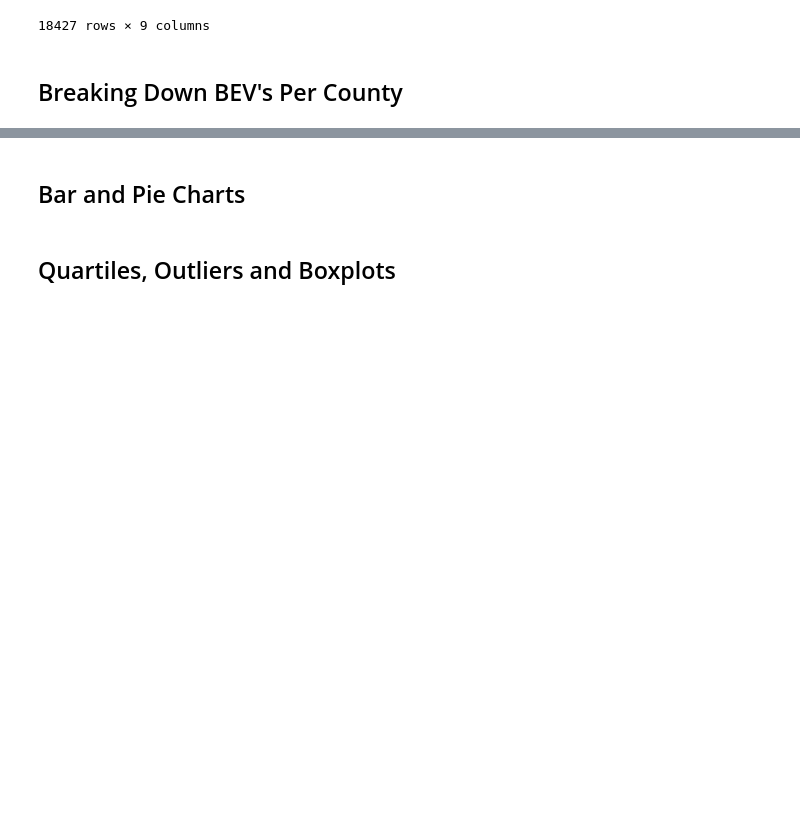
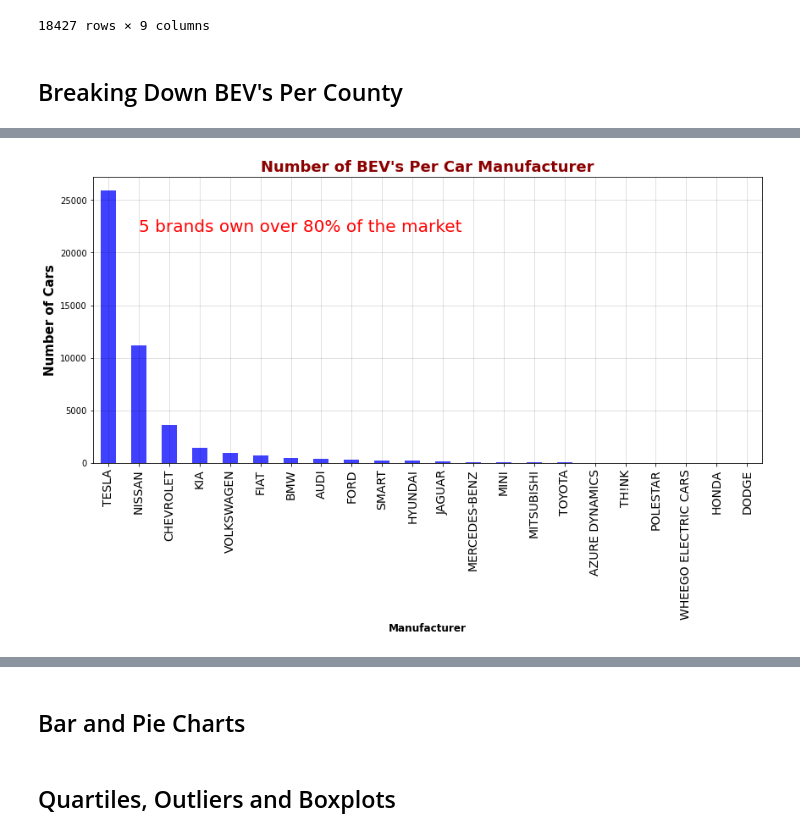
Before and after one commit to fbarillas08/Electric-Vehicles-in-WashingtonState, a Jupyter notebook: Project1_EV_WashingtonState.ipynb, the cells around one changed output, grey strips where cells are left out. Drawn from its saved outputs; the diff is of its cells as text; code cells hidden in the pictures; blank space fills up the shorter version.

Commit message:
Add files via upload
Updated Notebook with EV Data Analyses

```diff
--- a/Project1_EV_WashingtonState.ipynb
+++ b/Project1_EV_WashingtonState.ipynb
@@ -214,0 +228,20 @@ summary_stats_df
+# %%
+## Calculating the Mean Range and Mean MSRP Per BEV Manufacturer
+
+Range_Per_Make = BEV_df.groupby('Make').Electric_Range.mean()
+Range_Per_Make = pd.DataFrame(Range_Per_Make)
+Range_Per_Make.reset_index(inplace=True)
+new_names1 = ['Make','Mean_Range']
+Range_Per_Make.columns = new_names1
+
+MSRP_Per_Make =  BEV_df.groupby('Make').Base_MSRP.mean()
+MSRP_Per_Make = pd.DataFrame(MSRP_Per_Make)
+MSRP_Per_Make.reset_index(inplace=True)
+new_names2 = ['Make','Mean_MSRP']
+MSRP_Per_Make.columns = new_names2
+# %%
+## Merge Mean MSRP and Mean Range into Car Make Dataset
+
+BEV_Per_Make_df = pd.merge(BEV_Per_Make_df, Range_Per_Make, how="left", on = "Make")
+
+BEV_Per_Make_df = pd.merge(BEV_Per_Make_df, MSRP_Per_Make, how = "left", on = "Make")
@@ -214,0 +268,27 @@ summary_stats_df
+# %%
+## Number of Cars Per Car Manufacturer Bar Plot
+BEV_Per_Make_df.sort_values('Cars', inplace =True, ascending = False)
+
+x_axis = BEV_Per_Make_df['Make']
+y_values=BEV_Per_Make_df['Cars']
+
+tick_locations = [value for value in x_axis]
+
+fig1 = plt.figure(figsize =(12,8))
+
+plt.bar(x_axis, y_values, color = 'b', alpha = 0.75, align = "center", width = 0.5)
+plt.title("Number of BEV's Per Car Manufacturer", fontsize = 18, fontweight ='bold', color='darkred')
+plt.xlabel("Manufacturer", fontsize = 12, fontweight ='bold')
+plt.ylabel("Number of Cars", fontsize = 15, fontweight ='bold')
+
+plt.xticks(fontsize = 14, color = 'k', rotation = 90)
+
+plt.xlim(-0.5, len(x_axis)-0.5)
+
+plt.grid(color='k', alpha = 0.15)
+
+plt.annotate("5 brands own over 80% of the market", xy=(1.0,22000.0), size = 20, color ="red")
+
+plt.tight_layout(pad=0.8, w_pad=1.4, h_pad=1.0)
+# %% [output]
+[figure, added]
```
Also changed, not shown: parts of 38 cells of this notebook.
